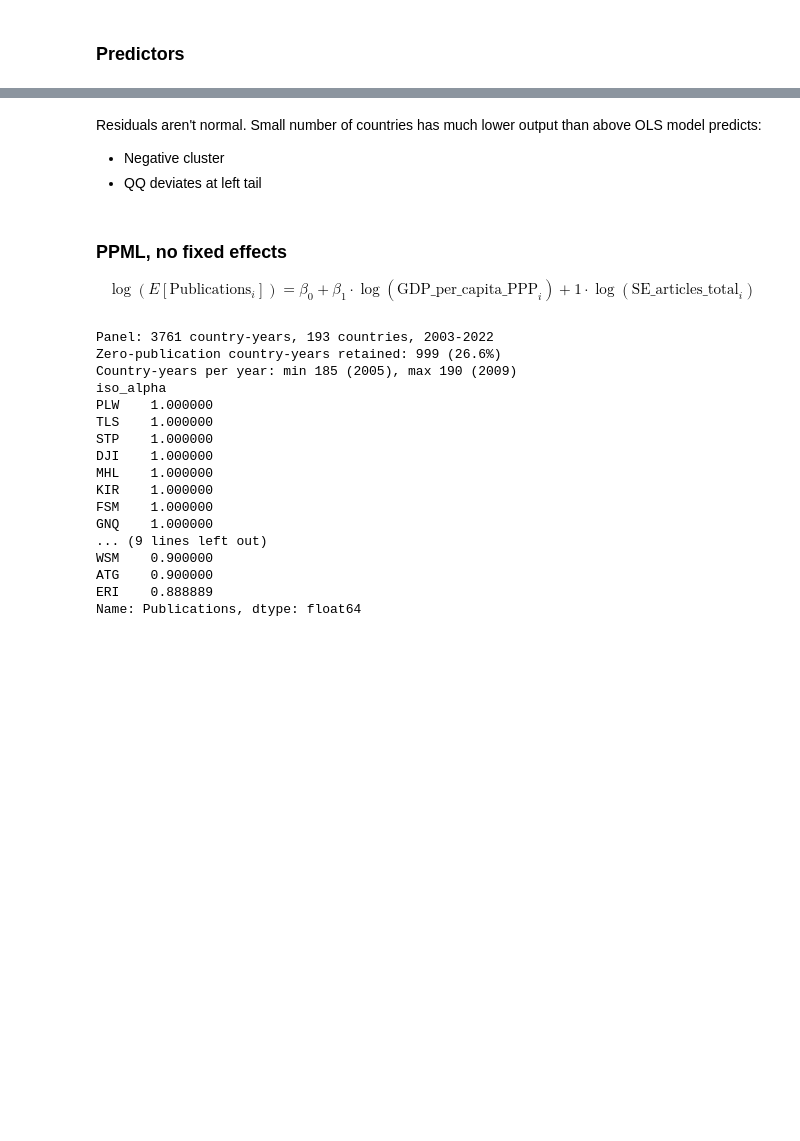
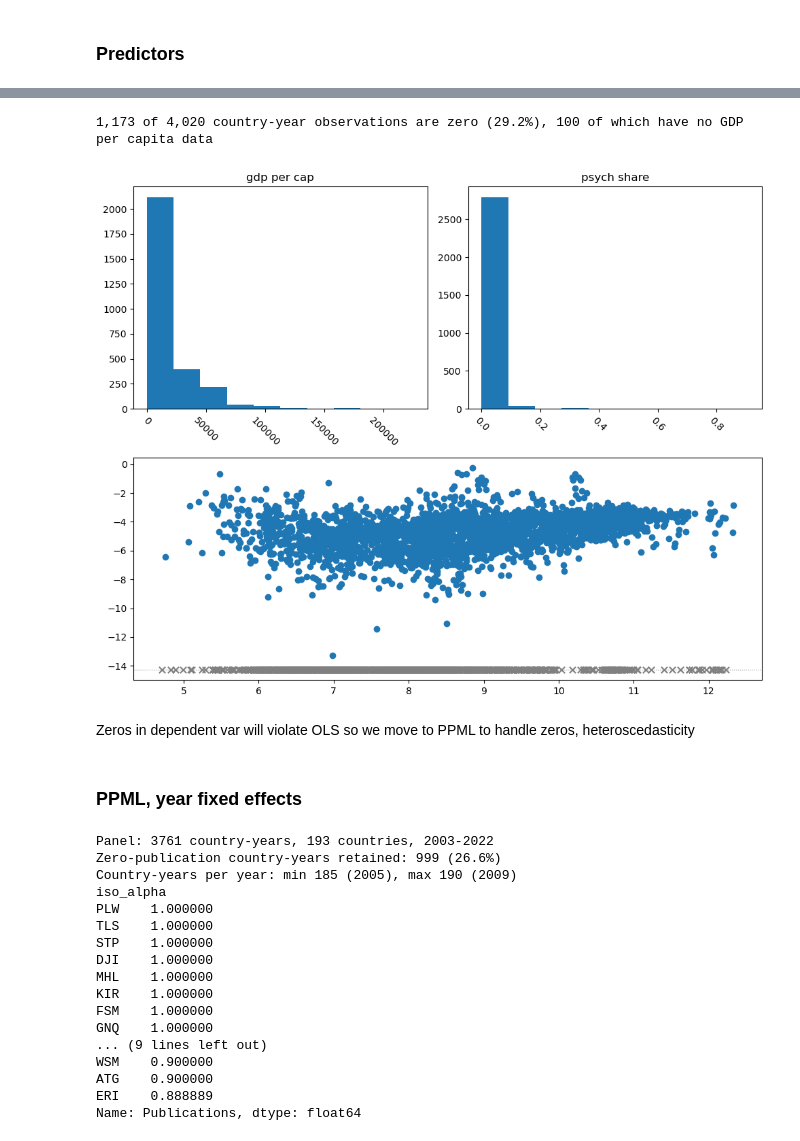
Before and after one commit to EmilineLabbe/who-decides-what-psych-says, a Jupyter notebook: notebooks/01_data_insights.ipynb, the cells around one changed output, grey strips where cells are left out. Saved outputs shown, nothing was run; the diff lists cells and outputs as text; code cells hidden in the pictures; blank space fills up the shorter version.

```diff
--- a/notebooks/01_data_insights.ipynb
+++ b/notebooks/01_data_insights.ipynb
@@ -553,11 +551,47 @@ drop United Kingdom         0.409 141
-# %% [markdown]
-Residuals aren't normal. Small number of countries has much lower output than above OLS model predicts:
-- Negative cluster
-- QQ deviates at left tail
+# %%
+merged_data['psych_share'] = merged_data['Publications'] / merged_data['SE_articles_total']
+merged_data_nonzero = merged_data[merged_data['Publications'] > 0]
+merged_data_zeros = merged_data[merged_data['Publications'] == 0].dropna(subset=['GDP_per_capita'])
+
+n_zero = (merged_data['Publications'] == 0).sum()
+print(f"{n_zero:,} of {len(merged_data):,} country-year observations are zero "
+      f"({n_zero / len(merged_data):.1%})"
+      f", {len(merged_data[merged_data['Publications'] == 0]) - len(merged_data_zeros)} of which have no GDP per capita data")
+
+
+fig = plt.figure(figsize=(10,8))
+
+ax1 = plt.subplot2grid((2, 2), (0,0))
+ax1.hist(merged_data_nonzero['GDP_per_capita'])
+ax1.set_title('gdp per cap')
+
+ax2 = plt.subplot2grid((2, 2), (0,1))
+ax2.hist(merged_data_nonzero['psych_share'])
+ax2.set_title('psych share')
+
+ax3 = plt.subplot2grid((2, 2), (1,0), colspan=2)
+
+x = np.asarray(np.log(merged_data_nonzero['GDP_per_capita']))
+y = np.asarray(np.log(merged_data_nonzero['psych_share']))
+ax3.scatter(x,y)
+floor = y.min() - 1.0
+ax3.scatter(np.log(merged_data_zeros['GDP_per_capita']), [floor] * len(merged_data_zeros),
+            marker='x', s=45, color='gray')
+ax3.axhline(floor, color='gray', lw=0.8, ls=':')
+ax3.text(x.min(), floor + 0.25, f'{len(merged_data_zeros)} countries with zero psychology publications '
+         '— undefined in logs', fontsize=8, color='gray')
+
+for ax in [ax1, ax2]:
+    ax.tick_params(axis='x', rotation=-45)
+
+plt.tight_layout()
+# %% [output]
+1,173 of 4,020 country-year observations are zero (29.2%), 100 of which have no GDP per capita data
+[figure, added]
+# %% [markdown]
+Zeros in dependent var will violate OLS so we move to PPML to handle zeros, heteroscedasticity
 # %% [markdown]
-### PPML, no fixed effects
-
-$$\log(E[\text{Publications}_i]) = \beta_0 + \beta_1 \cdot \log(\text{GDP\_per\_capita\_PPP}_i) + 1 \cdot \log(\text{SE\_articles\_total}_i)$$
+### PPML, year fixed effects
 # %%
 # Compute without denominator cutoff
 
```
Also changed, not shown: parts of 31 cells of this notebook.
